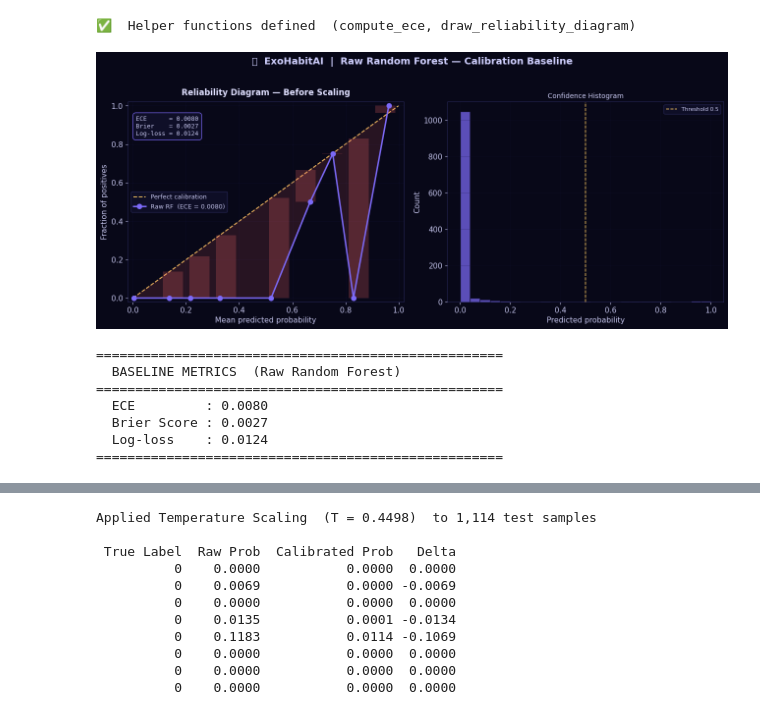
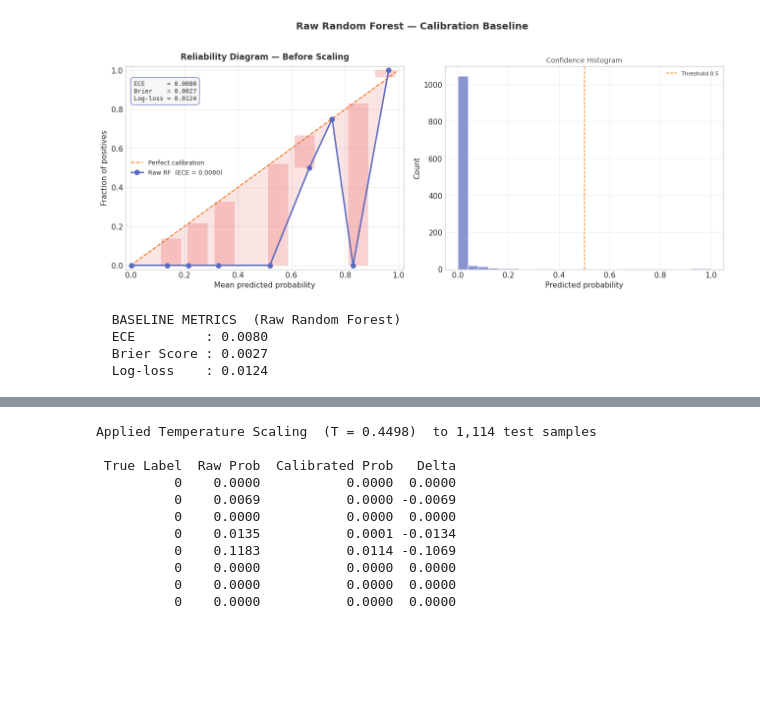
Before and after one commit to varshini-nandula/exohabitai, a Jupyter notebook: calibration_analysis.ipynb, the cells around one changed output, grey strips where cells are left out. Saved outputs shown, nothing was run; the diff lists cells and outputs as text; code cells hidden in the pictures; blank space fills up the shorter version.

Commit message:
refactor: adjust legend position and bar label offset in calibration notebook plots

```diff
--- a/calibration_analysis.ipynb
+++ b/calibration_analysis.ipynb
@@ -143,5 +97,5 @@ actual fraction of positives on the y-axis. Points on the diagonal = perfect cal
 # %%
-# ── Calibration helper functions ─────────────────────────────────────────────
+# Calibration helper functions
 
 def compute_ece(y_true, y_prob, n_bins=10):
     '''
@@ -205,7 +159,7 @@ def draw_reliability_diagram(ax_diag, ax_hist, y_true, y_prob,
     ax_diag.set_ylim(-0.02, 1.02)
     ax_diag.set_xlabel("Mean predicted probability")
     ax_diag.set_ylabel("Fraction of positives")
-    ax_diag.legend(fontsize=9)
+    ax_diag.legend(fontsize=9, loc="lower right")
     ax_diag.grid(True, alpha=0.4)
 
     # Confidence histogram (distribution of predictions)
@@ -214,58 +168,45 @@ def draw_reliability_diagram(ax_diag, ax_hist, y_true, y_prob,
     ax_hist.axvline(0.5, color=IDEAL, ls="--", lw=1.2, label="Threshold 0.5")
     ax_hist.set_xlabel("Predicted probability")
     ax_hist.set_ylabel("Count")
-    ax_hist.set_title("Confidence Histogram", fontsize=10, color="#c8c8f0")
+    ax_hist.set_title("Confidence Histogram", fontsize=10, color="#555555")
     ax_hist.legend(fontsize=8)
     ax_hist.grid(True, alpha=0.3)
 
     return ece
-
-
-print("✅  Helper functions defined  (compute_ece, draw_reliability_diagram)")
-# %% [output]
-✅  Helper functions defined  (compute_ece, draw_reliability_diagram)
 # %%
-# ── Reliability Diagram — BEFORE Temperature Scaling ────────────────────────
-fig, axes = plt.subplots(1, 2, figsize=(13, 5.5), facecolor=BG)
-fig.suptitle("🛸  ExoHabitAI  |  Raw Random Forest — Calibration Baseline",
-             fontsize=14, fontweight="bold", color="#d0d0ff", y=1.02)
+# Reliability Diagram — BEFORE Temperature Scaling
+fig, axes = plt.subplots(1, 2, figsize=(13, 5.5))
+fig.suptitle("Raw Random Forest — Calibration Baseline",
+             fontsize=14, fontweight="bold", color="#333333", y=1.02)
 
 ece_raw = draw_reliability_diagram(
     axes[0], axes[1],
-    y_test.values, p_raw_test,
-    color=ACC1, label="Raw RF"
+    y_test.values, p_raw_test, color=ACC1, label="Raw RF"
 )
 axes[0].set_title("Reliability Diagram — Before Scaling",
-                  fontsize=12, fontweight="bold", color="#e0e0ff", pad=10)
+                  fontsize=12, fontweight="bold", color="#333333", pad=10)
 
 brier_raw   = brier_score_loss(y_test, p_raw_test)
 logloss_raw = log_loss(y_test, p_raw_test)
 
 axes[0].text(
     0.03, 0.93,
     f"ECE      = {ece_raw:.4f}\nBrier    = {brier_raw:.4f}\nLog-loss = {logloss_raw:.4f}",
     transform=axes[0].transAxes, fontsize=9,
     verticalalignment="top", fontfamily="monospace",
-    bbox=dict(boxstyle="round,pad=0.5", facecolor="#10102a", edgecolor=ACC1, alpha=0.9)
+    bbox=dict(boxstyle="round,pad=0.5", facecolor="#f5f5f5", edgecolor=ACC1, alpha=0.9)
 )
 
 plt.tight_layout()
-plt.savefig("calibration_baseline.png", dpi=150, bbox_inches="tight", facecolor=BG)
 plt.show()
 
-print("=" * 52)
 print("  BASELINE METRICS  (Raw Random Forest)")
-print("=" * 52)
 print(f"  ECE         : {ece_raw:.4f}")
 print(f"  Brier Score : {brier_raw:.4f}")
 print(f"  Log-loss    : {logloss_raw:.4f}")
-print("=" * 52)
 # %% [output]
-[figure, old version]
+[figure, new version]
-====================================================
   BASELINE METRICS  (Raw Random Forest)
-====================================================
   ECE         : 0.0080
   Brier Score : 0.0027
   Log-loss    : 0.0124
-====================================================
```
Also changed, not shown: parts of 13 cells of this notebook.
